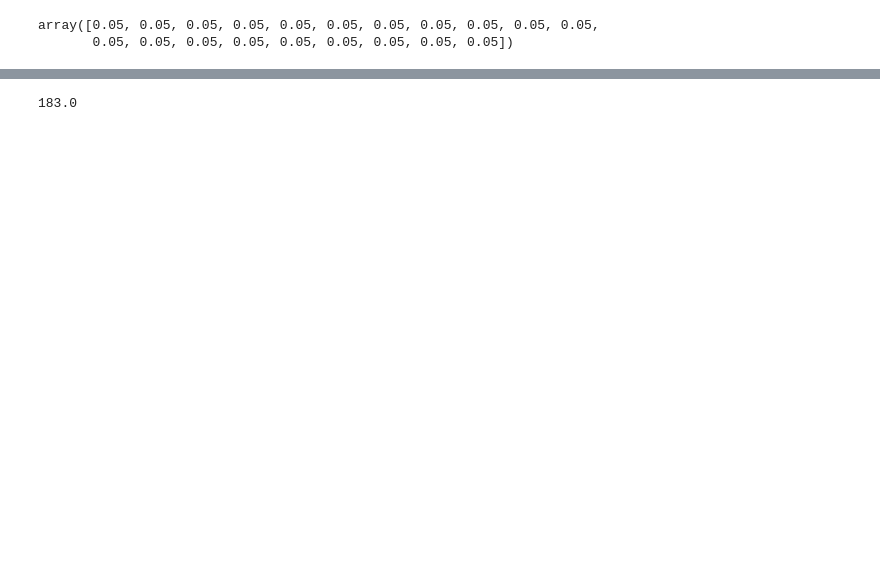
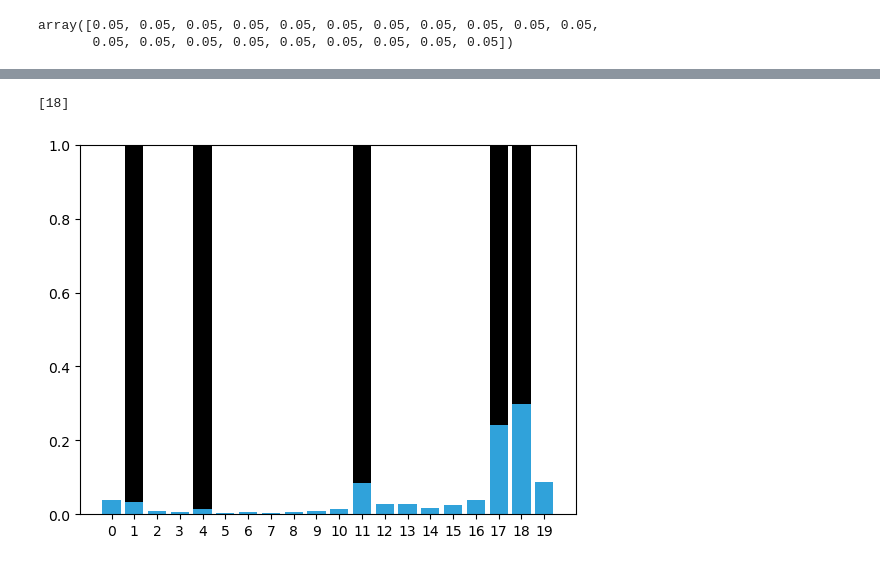
Before and after one commit to torch77/Kalman-and-Bayesian-Filters-in-Python, a Jupyter notebook: implement_discrete_bayes.ipynb, the cells around one changed output, grey strips where cells are left out. Saved outputs shown, nothing was run; the diff lists cells and outputs as text; code cells hidden in the pictures; blank space fills up the shorter version.

```diff
--- a/implement_discrete_bayes.ipynb
+++ b/implement_discrete_bayes.ipynb
@@ -95,4 +88,0 @@ book_plots.plot_belief_vs_prior(new_belief, prior, ylim=(0,0.6))
-# %%
-sum(belief)
-# %% [output]
-183.0
@@ -98,0 +118,50 @@ sum(belief)
+# %%
+import random
+## full solution number of movements
+move_n = 100
+n_spots = 20
+laps = 5
+# cat is on a track betwen laps, randomly assign laps to spots to mix it up
+cat_track = np.concatenate((np.array([0] * (n_spots - laps)), np.array([1] * laps)))
+np.random.shuffle(cat_track)
+
+## random movements
+movements = [-1 if random.random() >.5 else 1 for i in range(move_n)]
+
+# measurements with no noise
+# zs = [cat_track[i % len(cat_track)] for i in range(move_n)]
+# assume start == 0
+pos = 0
+zs = []
+hist = []
+for i, m in enumerate(movements):
+    if pos == 0 and m == -1:
+        pos = n_spots - 1
+    elif pos == n_spots - 1 and m == 1:
+        pos = 0
+    else:
+        pos += m
+
+    hist.append(pos)
+    zs.append(cat_track[pos])
+# %%
+hist[-1:] # last_spot
+# %% [output]
+[18]
+# %%
+import kf_book.book_plots as book_plots
+## loop through 100 movements
+# start w/ uniform prior
+posterior = np.array([1/n_spots] * n_spots)
+for i, z in enumerate(zs):
+    ## predict location first
+    prior = predict_move_convolution(posterior, movements[i], kernel=[.1, .8, .1])
+
+    ## get likelihood
+    likelihood = track_likelihood(cat_track, z, .75)
+    posterior = update_gen(likelihood, prior)
+
+book_plots.bar_plot(cat_track, c='k')
+book_plots.bar_plot(posterior, ylim=(0, 1.0))
+# %% [output]
+[figure, added]
```
Also changed, not shown: parts of 4 cells of this notebook.
